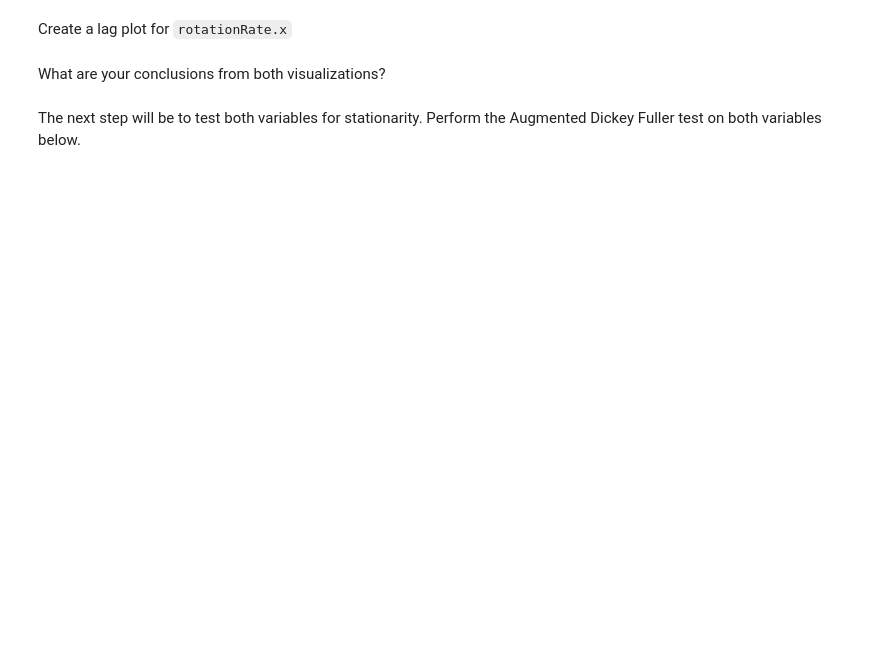
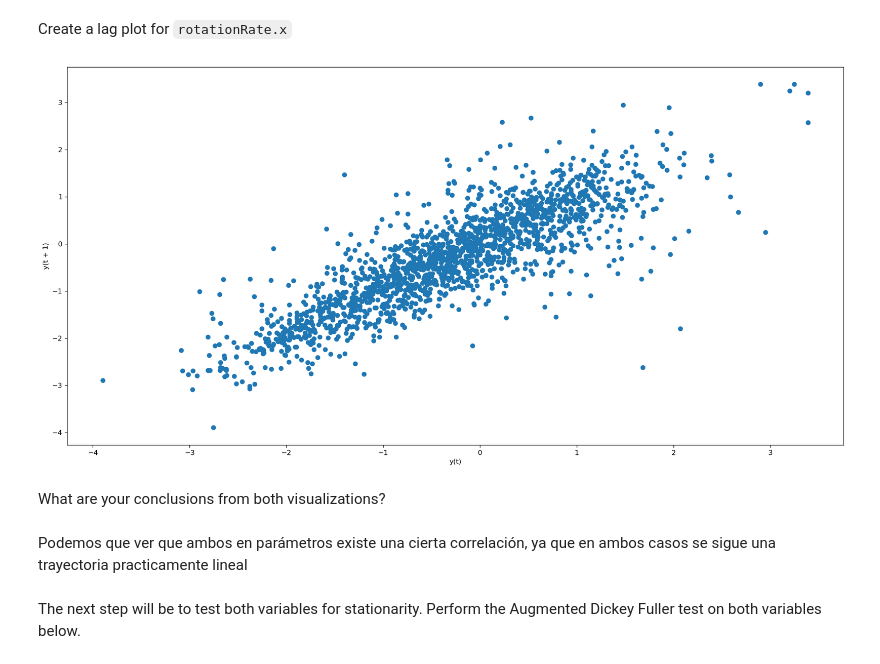
Before and after one commit to ivanrepi/dataptmad1121_labs, a Jupyter notebook: extra-work/m2/lab-time-series/your-code/main.ipynb, the cells around one changed output. Saved outputs shown, nothing was run; the diff lists cells and outputs as text; code cells hidden in the pictures; blank space fills up the shorter version.

```diff
--- a/extra-work/m2/lab-time-series/your-code/main.ipynb
+++ b/extra-work/m2/lab-time-series/your-code/main.ipynb
@@ -117,2 +132,6 @@ Create a lag plot for `rotationRate.x`
+# %%
+pd.plotting.lag_plot(sensor['rotationRate.x']);
+# %% [output]
+[figure, added]
 # %% [markdown]
 What are your conclusions from both visualizations?
@@ -121,2 +138,4 @@ What are your conclusions from both visualizations?
+# %% [markdown]
+Podemos que ver que ambos en parámetros existe una cierta correlación, ya que en ambos casos se sigue una trayectoria practicamente lineal
 # %% [markdown]
 The next step will be to test both variables for stationarity. Perform the Augmented Dickey Fuller test on both variables below.
```
Also changed, not shown: parts of 24 cells of this notebook.
